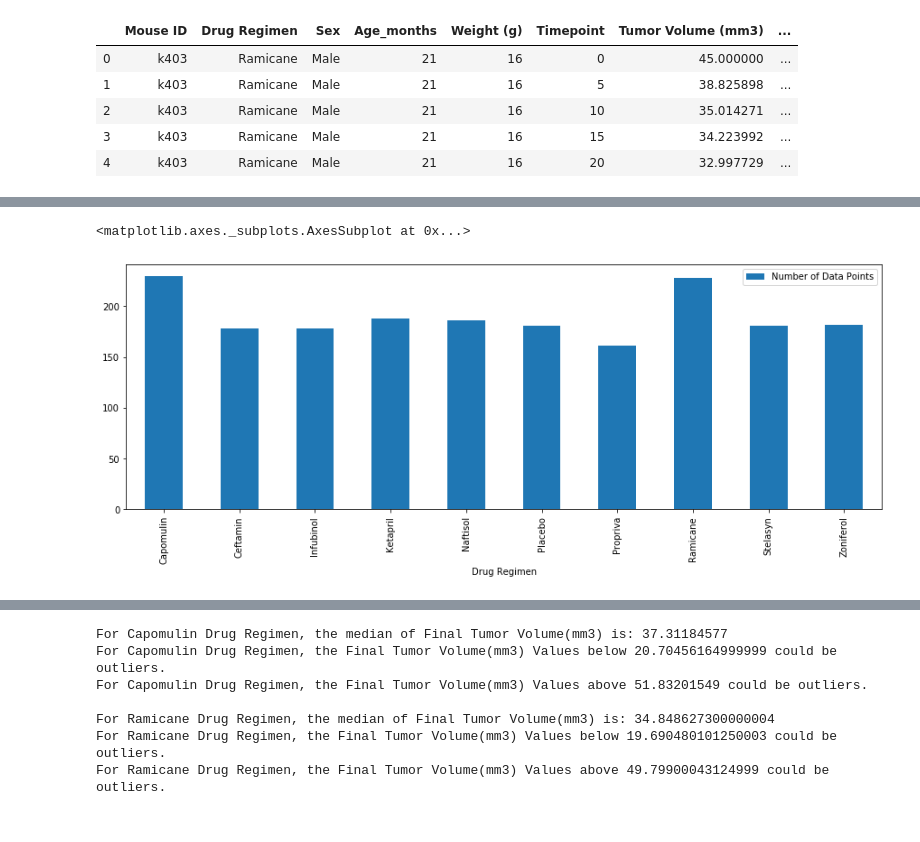
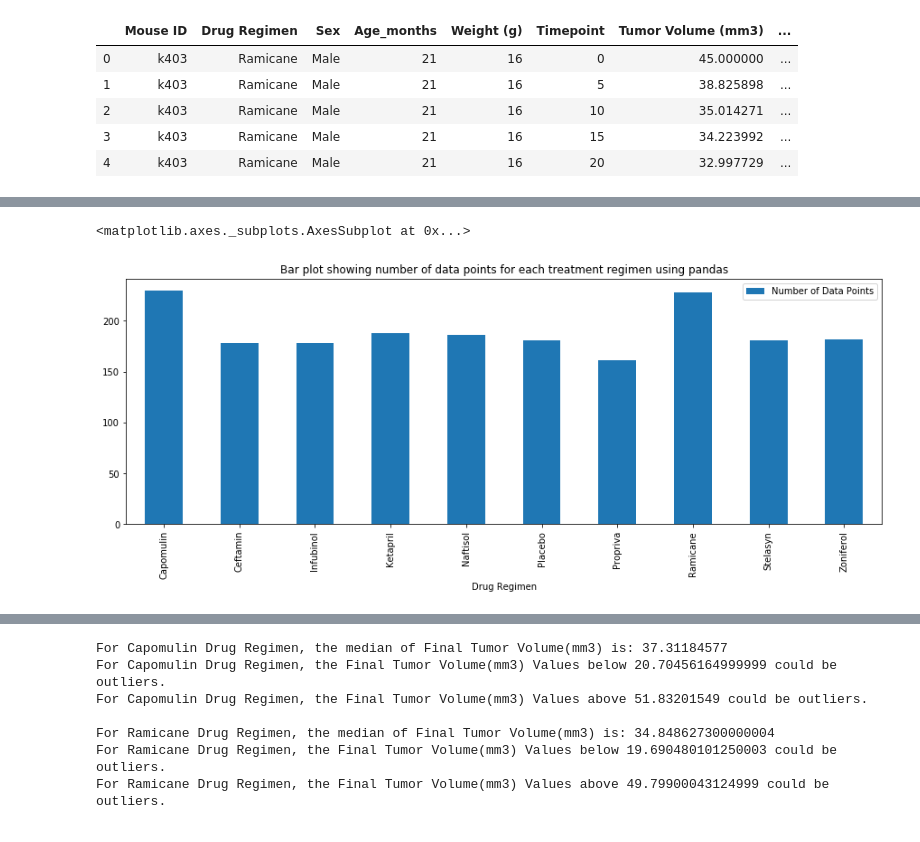
Before and after one commit to vijay-mygit/Matplotlib---Project, a Jupyter notebook: Pymaceuticals/Mycode_pymaceuticals.ipynb, the cells around one changed output, grey strips where cells are left out. Cells and saved outputs as stored; diff of their text form; code cells hidden in the pictures.

```diff
--- a/Pymaceuticals/Mycode_pymaceuticals.ipynb
+++ b/Pymaceuticals/Mycode_pymaceuticals.ipynb
@@ -52,10 +52,10 @@ Summary_stats
 # %%
 # Generate a bar plot showing number of data points for each treatment regimen using pandas
 file_drug_count = file_drug["Mouse ID"].count()
 file_datapoint = pd.DataFrame({"Number of Data Points":file_drug_count})
-file_datapoint.plot(kind="bar",figsize=(15,5))
+file_datapoint.plot(kind="bar",figsize=(15,5),title="Bar plot showing number of data points for each treatment regimen using pandas")
 # %% [output]
 <matplotlib.axes._subplots.AxesSubplot at 0x...>
-[figure, old version]
+[figure, new version]
 # %%
 # Generate a bar plot showing number of data points for each treatment regimen using pyplot
```
Also changed, not shown: parts of 5 cells of this notebook.
